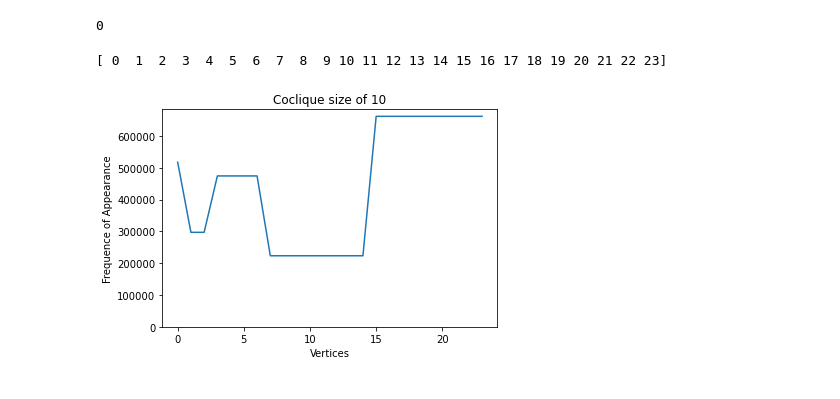
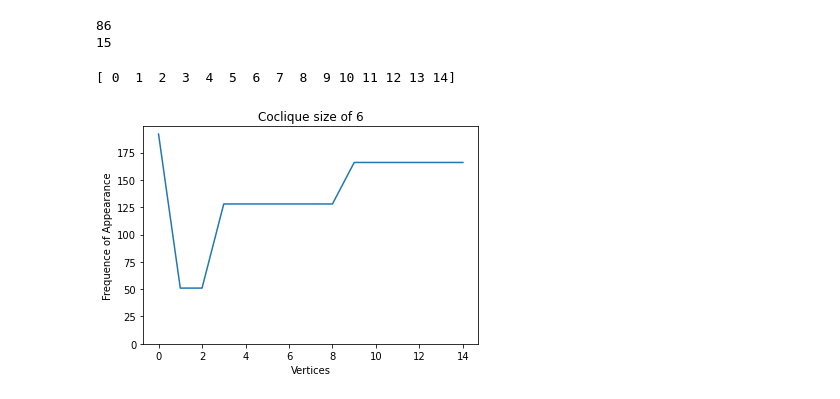
Before and after one commit to Atishaya7777/MXML, a Jupyter notebook: Scripts/coclique-generation.ipynb, the cells around one changed output. Drawn from its saved outputs; the diff is of its cells as text; code cells hidden in the pictures.

Commit message:
feat: Added counter example graphs support and corresponding graphs

```diff
--- a/Scripts/coclique-generation.ipynb
+++ b/Scripts/coclique-generation.ipynb
@@ -54,7 +114,8 @@ def is_rooted_at(v, arr):
 def get_num_vertices(depth):
     return pow(depth + 1, 2) - 1
 # %%
-max_independent_set = tree.independent_set() # I think this shows the maximal. Doc: https://doc.sagemath.org/html/en/reference/graphs/sage/graphs/graph.html#sage.graphs.graph.Graph.independent_set
-print(max_independent_set)
-len(max_independent_set)
+alpha = tree.independent_set() # I think this shows the maximal. Doc: https://doc.sagemath.org/html/en/reference/graphs/sage/graphs/graph.html#sage.graphs.graph.Graph.independent_set
+cardinality_alpha = len(alpha)
+print(alpha)
+cardinality_alpha
 # %% [output]
@@ -65,6 +126,3 @@ def get_max_num(depth):
     tree = perfect_binary_tree_generator(depth)
     max_independent_set = tree.independent_set()
     print(f"Depth: {depth}, Num of vertices: {2^(depth + 1) - 1} , Alpha: {len(max_independent_set)} \n")
-# %%
-for i in range(5, 26):
-    get_max_num(i)
@@ -98,15 +137,17 @@ def specific_coclique_size(n):
 
 # # Use this cell to generate large amounts of cocliques and then the specific_coclique_size function will be cached
 
-coclique_sizes = np.array(range(1, len(max_independent_set) + 1))
+coclique_sizes = np.array(range(1, len(alpha) + 1))
 cocliques = np.asarray(list(specific_coclique_size(i) for i in coclique_sizes), dtype="object")
 # Shape: 3 Dimensional array. The first index is the size of the coclique, the second index is the index of the size of the coclique
 # cocliques[5] # This will give you a 2D array of all cocliques of size 5
 # %%
-test = specific_coclique_size(40)
+test = specific_coclique_size(7)
 print(len(test))
+print(tree.order())
 # %% [output]
-0
+86
+15
 # %%
 def plot_coclique_vertices_size(curr_coclique_size: int):
     tree_vertices = np.array(range(get_num_vertices(depth)))
@@ -129,7 +170,7 @@ def plot_coclique_vertices_size(curr_coclique_size: int):
     plt.show()
 # %%
 def plot_coclique_vertices_size(curr_coclique_size: int):
-    tree_vertices = np.array(range(get_num_vertices(depth)))
+    tree_vertices = np.array(range(tree.order()))
     print(tree_vertices)
     curr_coclique = cocliques[curr_coclique_size - 1] # Get cocliques of size curr_coclique_size
 
@@ -149,8 +190,8 @@ def plot_coclique_vertices_size(curr_coclique_size: int):
     plt.savefig(f"size_{curr_coclique_size}.png", bbox_inches='tight')
     plt.show()
 # %%
-plot_coclique_vertices_size(10)
+plot_coclique_vertices_size(6)
 # %% [output]
-[ 0  1  2  3  4  5  6  7  8  9 10 11 12 13 14 15 16 17 18 19 20 21 22 23]
+[ 0  1  2  3  4  5  6  7  8  9 10 11 12 13 14]
-[figure, old version]
+[figure, new version]
 # %%
```
Also changed, not shown: parts of 8 cells of this notebook, 9 other files.
